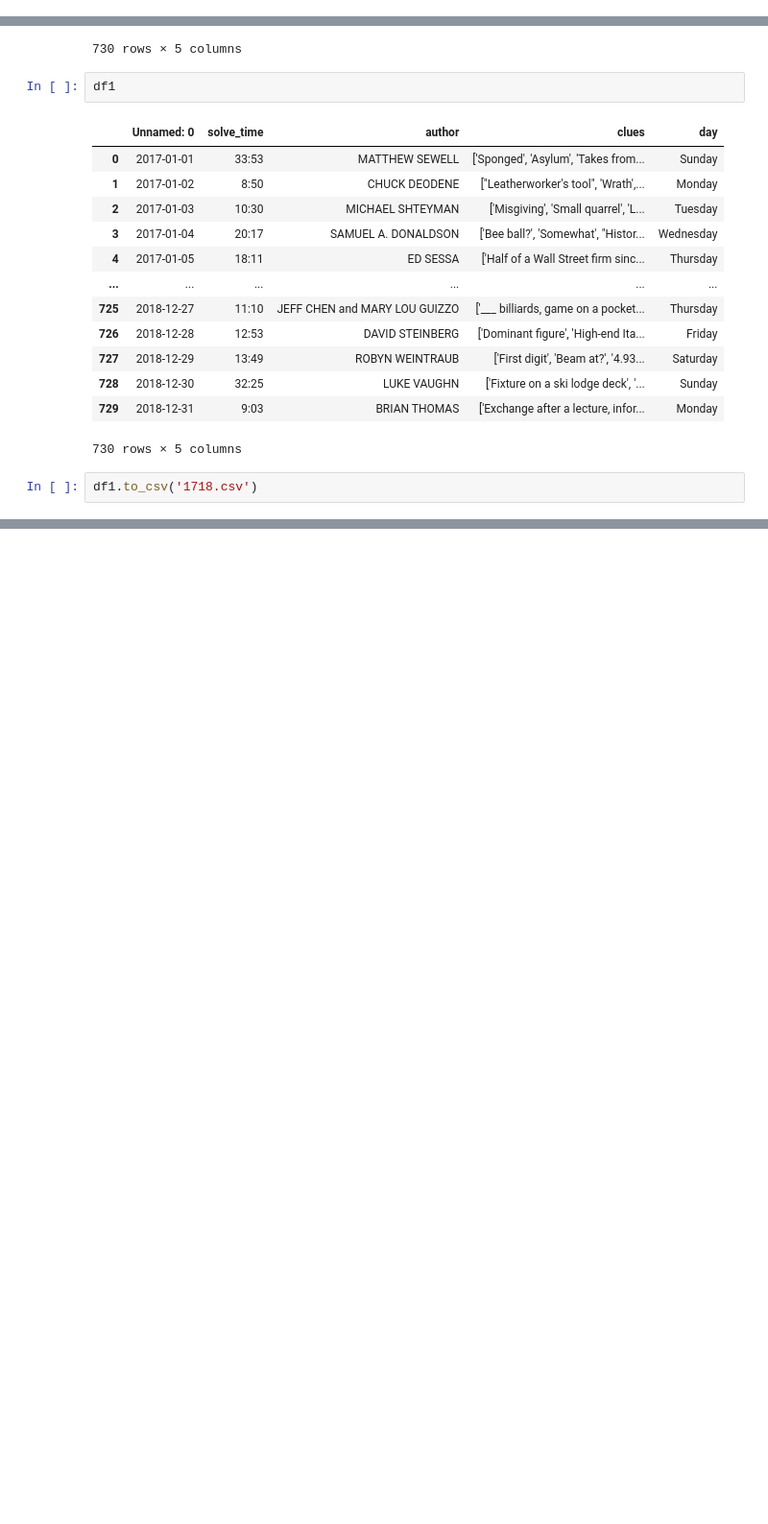
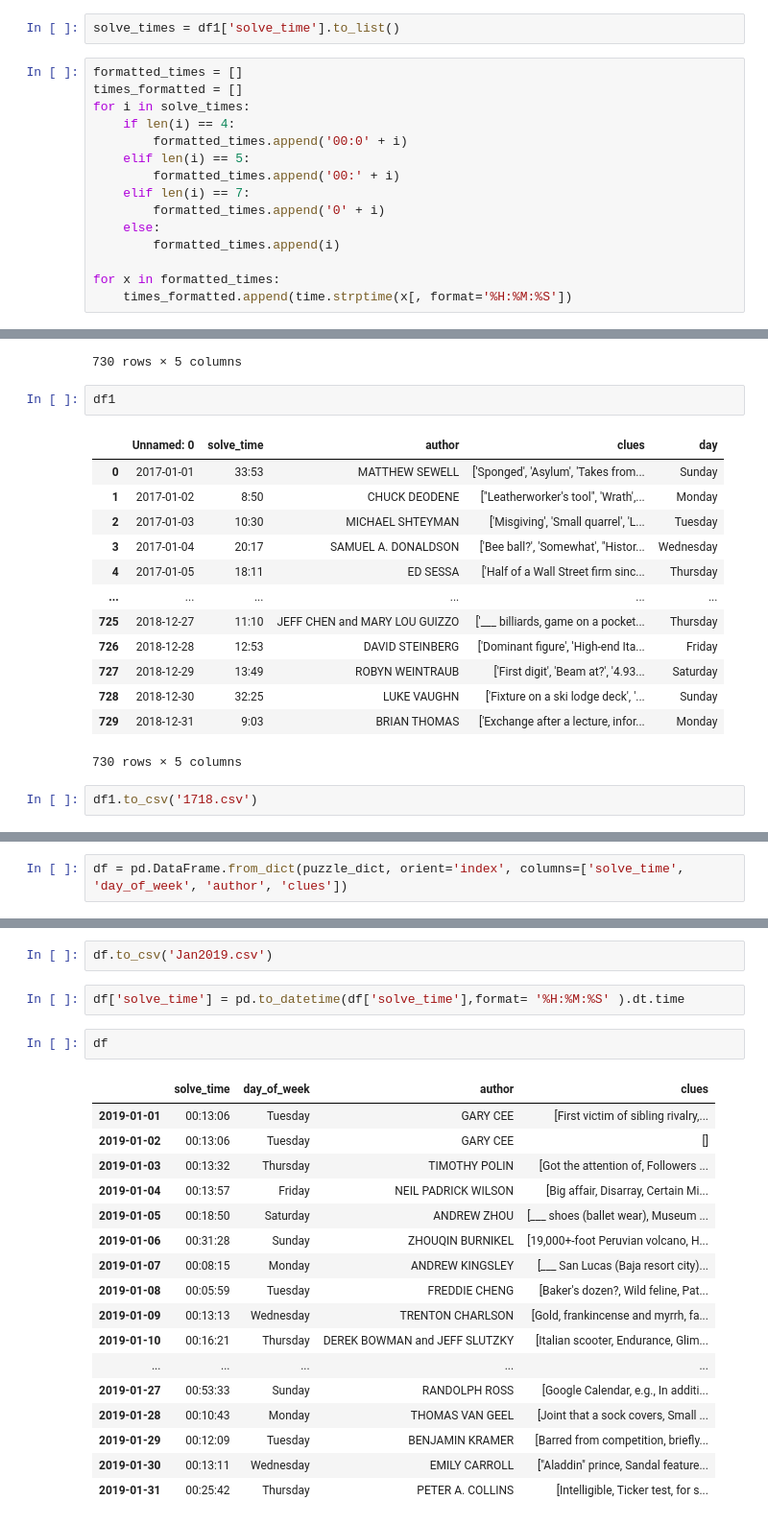
Before and after one commit to kejohnson1231/Crosswords, a Jupyter notebook: capstone_one_code.ipynb, the cells around one changed output, grey strips where cells are left out. Shown at 96% size. Cells and saved outputs as stored; diff of their text form; blank space fills up the shorter version.

```diff
--- a/capstone_one_code.ipynb
+++ b/capstone_one_code.ipynb
@@ -157,0 +258,17 @@ df2016.to_csv('df2016.csv')
+# %%
+solve_times = df1['solve_time'].to_list()
+# %%
+formatted_times = []
+times_formatted = []
+for i in solve_times:
+    if len(i) == 4:
+        formatted_times.append('00:0' + i)
+    elif len(i) == 5:
+        formatted_times.append('00:' + i)
+    elif len(i) == 7:
+        formatted_times.append('0' + i)
+    else:
+        formatted_times.append(i)
+
+for x in formatted_times:
+    times_formatted.append(time.strptime(x[, format='%H:%M:%S'])
@@ -270,0 +457,2 @@ df1.to_csv('1718.csv')
+# %%
+df = pd.DataFrame.from_dict(puzzle_dict, orient='index', columns=['solve_time', 'day_of_week', 'author', 'clues'])
@@ -270,0 +466,24 @@ df1.to_csv('1718.csv')
+# %%
+df.to_csv('Jan2019.csv')
+# %%
+df['solve_time'] = pd.to_datetime(df['solve_time'],format= '%H:%M:%S' ).dt.time
+# %%
+df
+# %% [output]
+|  | solve_time | day_of_week | author | clues |
+| 2019-01-01 | 00:13:06 | Tuesday | GARY CEE | [First victim of sibling rivalry,... |
+| 2019-01-02 | 00:13:06 | Tuesday | GARY CEE | [] |
+| 2019-01-03 | 00:13:32 | Thursday | TIMOTHY POLIN | [Got the attention of, Followers ... |
+| 2019-01-04 | 00:13:57 | Friday | NEIL PADRICK WILSON | [Big affair, Disarray, Certain Mi... |
+| 2019-01-05 | 00:18:50 | Saturday | ANDREW ZHOU | [___ shoes (ballet wear), Museum ... |
+| 2019-01-06 | 00:31:28 | Sunday | ZHOUQIN BURNIKEL | [19,000+-foot Peruvian volcano, H... |
+| 2019-01-07 | 00:08:15 | Monday | ANDREW KINGSLEY | [___ San Lucas (Baja resort city)... |
+| 2019-01-08 | 00:05:59 | Tuesday | FREDDIE CHENG | [Baker's dozen?, Wild feline, Pat... |
+| 2019-01-09 | 00:13:13 | Wednesday | TRENTON CHARLSON | [Gold, frankincense and myrrh, fa... |
+| 2019-01-10 | 00:16:21 | Thursday | DEREK BOWMAN and JEFF SLUTZKY | [Italian scooter, Endurance, Glim... |
+| ... | ... | ... | ... | ... |
+| 2019-01-27 | 00:53:33 | Sunday | RANDOLPH ROSS | [Google Calendar, e.g., In additi... |
+| 2019-01-28 | 00:10:43 | Monday | THOMAS VAN GEEL | [Joint that a sock covers, Small ... |
+| 2019-01-29 | 00:12:09 | Tuesday | BENJAMIN KRAMER | [Barred from competition, briefly... |
+| 2019-01-30 | 00:13:11 | Wednesday | EMILY CARROLL | ["Aladdin" prince, Sandal feature... |
+| 2019-01-31 | 00:25:42 | Thursday | PETER A. COLLINS | [Intelligible, Ticker test, for s... |
```
Also changed, not shown: parts of 36 cells of this notebook, 4 other files.
